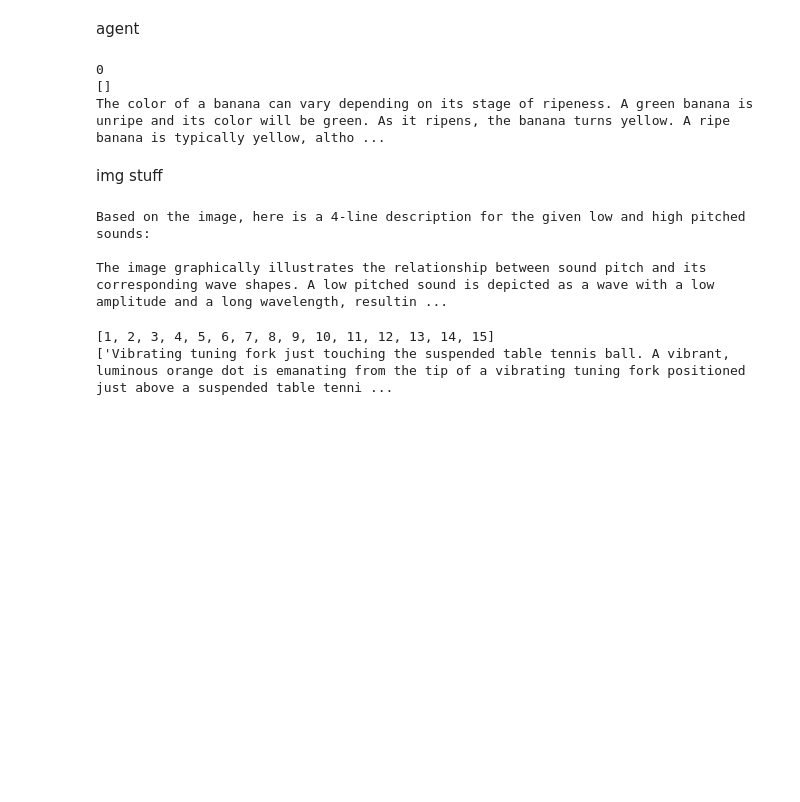
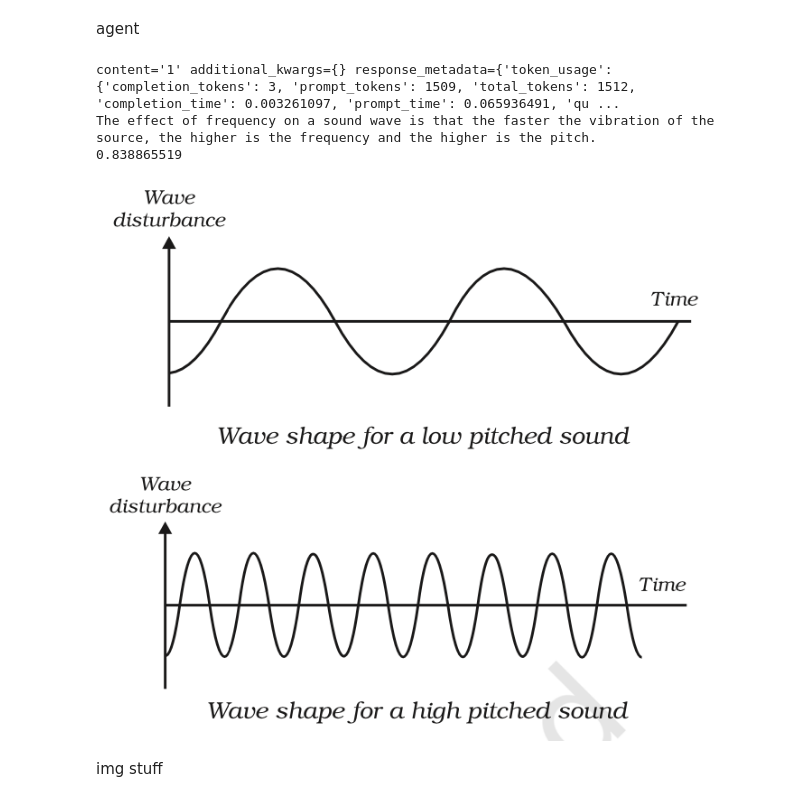
Before and after one commit to 10Kaiser10/textbook-rag, a Jupyter notebook: test.ipynb, the cells around one changed output. Cells and saved outputs as stored; diff of their text form; code cells hidden in the pictures; blank space fills up the shorter version.

Commit message:
Added support for querying images based on RAG answers

```diff
--- a/test.ipynb
+++ b/test.ipynb
@@ -32,47 +34,40 @@ agent
 # %%
 from agent.agent import Agent
 from rag.pinecone_query import PineconeRetriever
 from pinecone import Pinecone
 import pickle
 from config import PINECONE_API_KEY, GROQ_API_KEY, LANGCHAIN_API_KEY
+from rag.pinecone_query import PineconeImageRetriever
+from PIL import Image
 
 pc = Pinecone(api_key=PINECONE_API_KEY)
-index_name = "textbook-rag"
+text_index_name = "textbook-rag"
+image_index_name = "textbook-rag-images"
 mapping_path = "data/chunks/mapping.pickle"
 embedding_mdl = "multilingual-e5-large"
-k = 3
+text_k = 3
+img_k = 1
+img_fldr = "data/img_data/imgs/"
+mapping_csv_path = "data/img_data/index.txt"
 
 with open(mapping_path, 'rb') as f:
     mapping = pickle.load(f)
 
-retriever = PineconeRetriever(pc=pc, index_name=index_name, embedding_mdl=embedding_mdl, k=k, mapping=mapping)
-agent = Agent(GROQ_API_KEY, LANGCHAIN_API_KEY, retriever, model="mixtral-8x7b-32768")
-reply = agent.query("Whats the color of banana")
+retriever = PineconeRetriever(pc=pc, index_name=text_index_name, embedding_mdl=embedding_mdl, k=text_k, mapping=mapping)
+img_retr = PineconeImageRetriever(pc, image_index_name, img_fldr, mapping_csv_path)
+
+
+agent = Agent(GROQ_API_KEY, LANGCHAIN_API_KEY, retriever, img_retr, model="mixtral-8x7b-32768")
+reply, img_data = agent.query("What is the effect of frequency on sound wave")
 print(reply)
+
+if(img_data[0] is not None):
+    print(img_data[1][0])
+    display(Image.open(img_data[0][0]))
 # %% [output]
-0
-[]
-The color of a banana can vary depending on its stage of ripeness. A green banana is unripe and its color will be green. As it ripens, the banana turns yellow. A ripe banana is typically yellow, altho ...
+content='1' additional_kwargs={} response_metadata={'token_usage': {'completion_tokens': 3, 'prompt_tokens': 1509, 'total_tokens': 1512, 'completion_time': 0.003261097, 'prompt_time': 0.065936491, 'qu ...
+The effect of frequency on a sound wave is that the faster the vibration of the source, the higher is the frequency and the higher is the pitch.
+0.838865519
+[figure, added]
 # %% [markdown]
 img stuff
-# %%
-from config import PINECONE_API_KEY, GROQ_API_KEY, LANGCHAIN_API_KEY
-from database_creation.image_data import get_image_caption
-
-resp = get_image_caption("data/img_data/img8.png", "Low pitch sound has low frequency and high pitch of sound has high frequency", GROQ_API_KEY)
-print(resp)
-# %% [output]
-Based on the image, here is a 4-line description for the given low and high pitched sounds:
-
-The image graphically illustrates the relationship between sound pitch and its corresponding wave shapes. A low pitched sound is depicted as a wave with a low amplitude and a long wavelength, resultin ...
-# %%
-from config import PINECONE_API_KEY, GROQ_API_KEY, LANGCHAIN_API_KEY
-from database_creation.image_data import upsert_images
-
-image_list_path = "data/img_data/index.txt"
-image_path = "data/img_data/imgs/"
-
-upsert_images(None, None, image_list_path, image_path, GROQ_API_KEY)
-# %% [output]
-[1, 2, 3, 4, 5, 6, 7, 8, 9, 10, 11, 12, 13, 14, 15]
-['Vibrating tuning fork just touching the suspended table tennis ball. A vibrant, luminous orange dot is emanating from the tip of a vibrating tuning fork positioned just above a suspended table tenni ...
```
Also changed, not shown: parts of 2 cells of this notebook, 2 other files.
